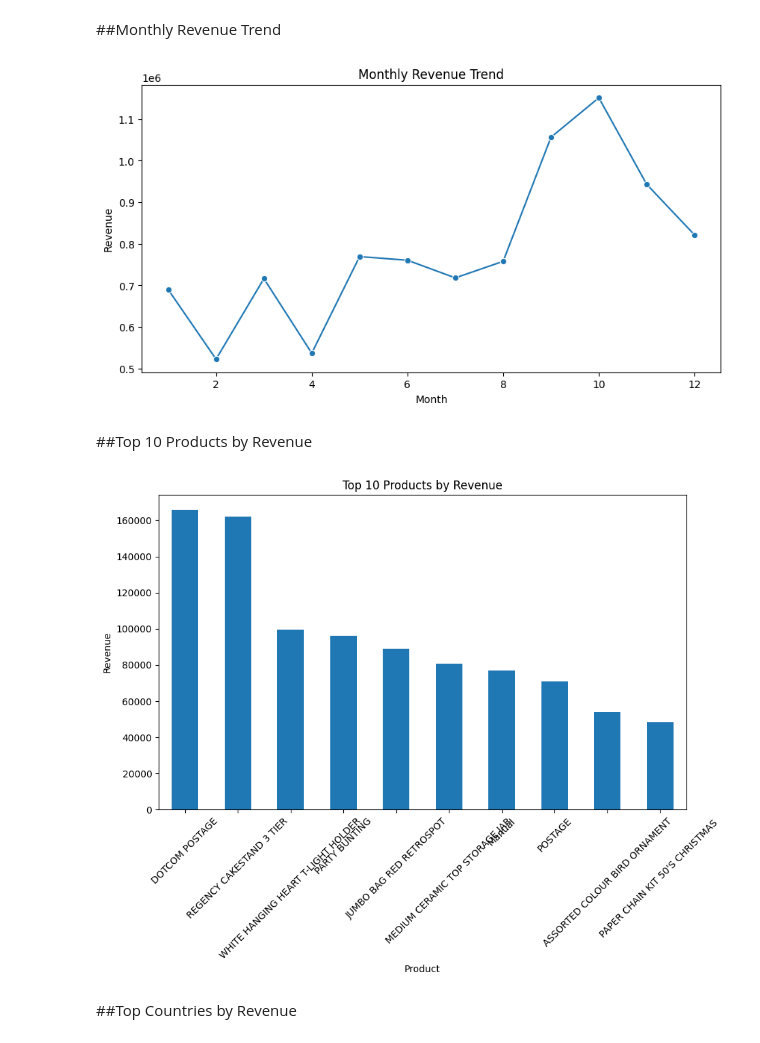
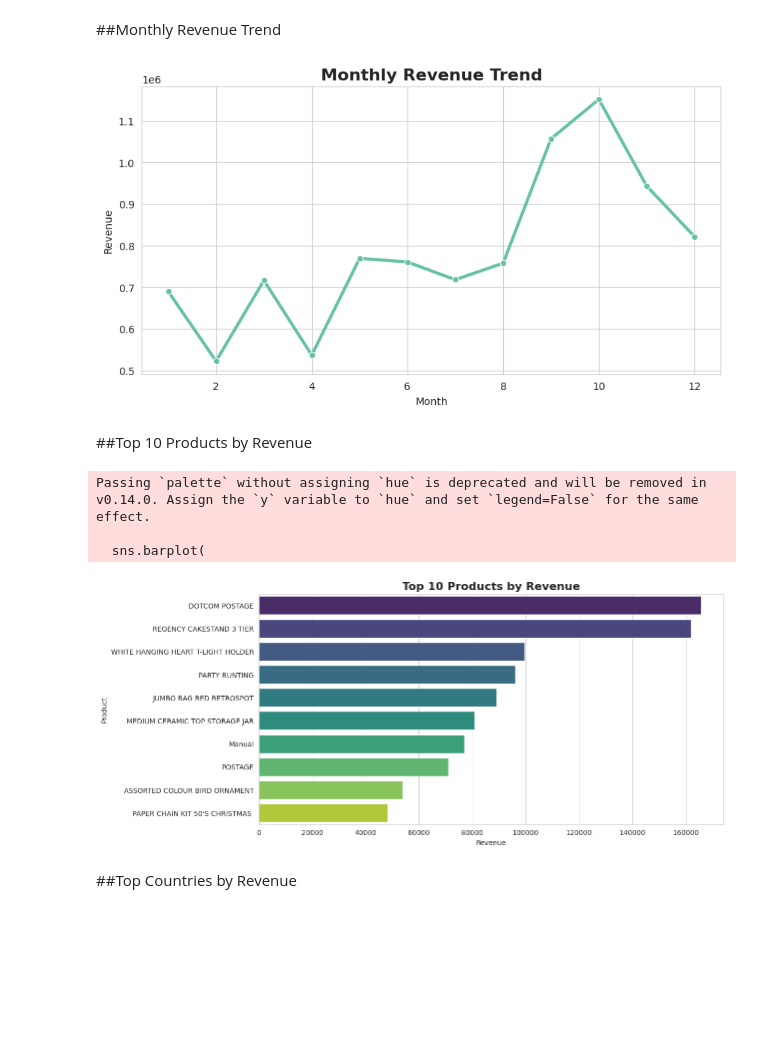
Before and after one commit to coder-priyanka01/Retail-Demand-Forecasting-Project, a Jupyter notebook: AI_Driven_Demand_Forecasting_&_Inventory_Optimization_System.ipynb, the cells around one changed output. Drawn from its saved outputs; the diff is of its cells as text; code cells hidden in the pictures; blank space fills up the shorter version.

```diff
--- a/AI_Driven_Demand_Forecasting_&_Inventory_Optimization_System.ipynb
+++ b/AI_Driven_Demand_Forecasting_&_Inventory_Optimization_System.ipynb
@@ -117,35 +117,59 @@ df
 465381 rows × 12 columns
 # %% [markdown]
 ## Exploratory Data Analysis (EDA)
+# %%
+sns.set_style("whitegrid")
+sns.set_palette("Set2")
 # %% [markdown]
 ##Monthly Revenue Trend
 # %%
 monthly_revenue = df.groupby("Month")["Revenue"].sum().reset_index()
 
 plt.figure(figsize=(10,5))
-sns.lineplot(data=monthly_revenue, x="Month", y="Revenue", marker="o")
 
-plt.title("Monthly Revenue Trend")
+sns.lineplot(
+    data=monthly_revenue,
+    x="Month",
+    y="Revenue",
+    marker="o",
+    linewidth=3
+)
+
+plt.title("Monthly Revenue Trend", fontsize=16, weight="bold")
 plt.xlabel("Month")
 plt.ylabel("Revenue")
+
 plt.show()
 # %% [output]
-[figure, old version]
+[figure, new version]
 # %% [markdown]
 ##Top 10 Products by Revenue
 # %%
-top_products = df.groupby("Description")["Revenue"].sum().sort_values(ascending=False).head(10)
+top_products = (
+    df.groupby("Description")["Revenue"]
+    .sum()
+    .sort_values(ascending=False)
+    .head(10)
+)
 
-plt.figure(figsize=(10,6))
-top_products.plot(kind="bar")
+plt.figure(figsize=(12,6))
 
-plt.title("Top 10 Products by Revenue")
-plt.xlabel("Product")
-plt.ylabel("Revenue")
-plt.xticks(rotation=45)
+sns.barplot(
+    x=top_products.values,
+    y=top_products.index,
+    palette="viridis"
+)
+
+plt.title("Top 10 Products by Revenue", fontsize=16, weight="bold")
+plt.xlabel("Revenue")
+plt.ylabel("Product")
+
 plt.show()
 # %% [output]
+Passing `palette` without assigning `hue` is deprecated and will be removed in v0.14.0. Assign the `y` variable to `hue` and set `legend=False` for the same effect.
+
+  sns.barplot(
-[figure, old version]
+[figure, new version]
 # %% [markdown]
 ##Top Countries by Revenue
 # %%
```
Also changed, not shown: parts of 6 cells of this notebook.
